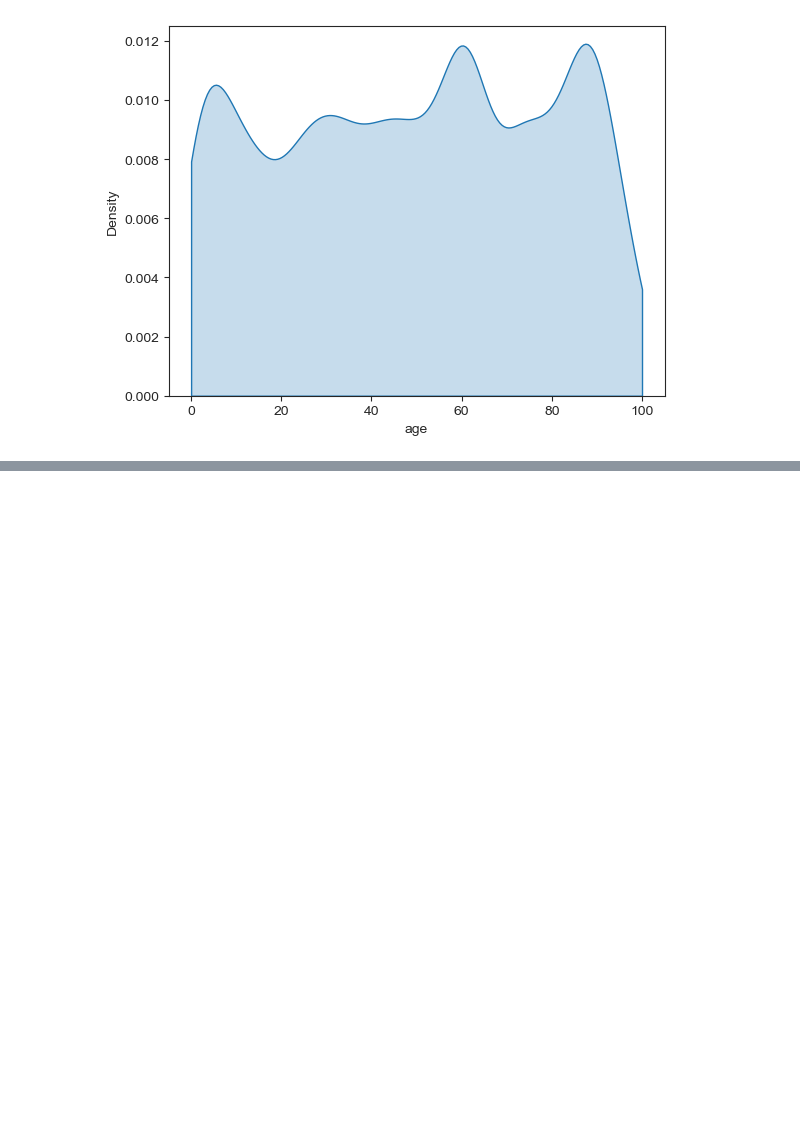
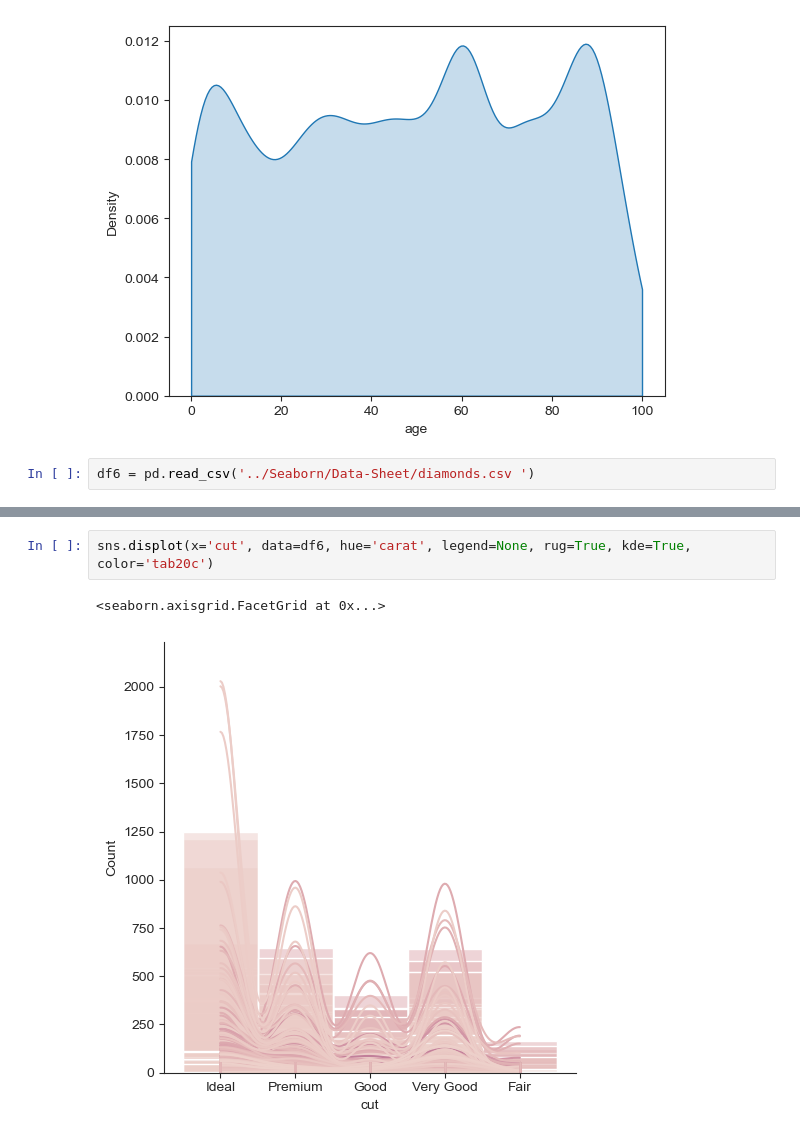
Before and after one commit to rohitcodism/ML-DS, a Jupyter notebook: practices/Seaborn/scatterPlot.ipynb, the cells around one changed output, grey strips where cells are left out. Drawn from its saved outputs; the diff is of its cells as text; blank space fills up the shorter version.

```diff
--- a/practices/Seaborn/scatterPlot.ipynb
+++ b/practices/Seaborn/scatterPlot.ipynb
@@ -125,3 +125,5 @@ sns.kdeplot(data=sample_ages, x='age', clip=[0,100], bw_adjust=0.5, shade=True)
 # %% [output]
 <AxesSubplot:xlabel='age', ylabel='Density'>
 [figure]
+# %%
+df6 = pd.read_csv('../Seaborn/Data-Sheet/diamonds.csv ')
@@ -127,0 +146,5 @@ sns.kdeplot(data=sample_ages, x='age', clip=[0,100], bw_adjust=0.5, shade=True)
+# %%
+sns.displot(x='cut', data=df6, hue='carat', legend=None, rug=True, kde=True, color='tab20c')
+# %% [output]
+<seaborn.axisgrid.FacetGrid at 0x...>
+[figure, added]
```
Also changed, not shown: parts of 1 cell of this notebook.
